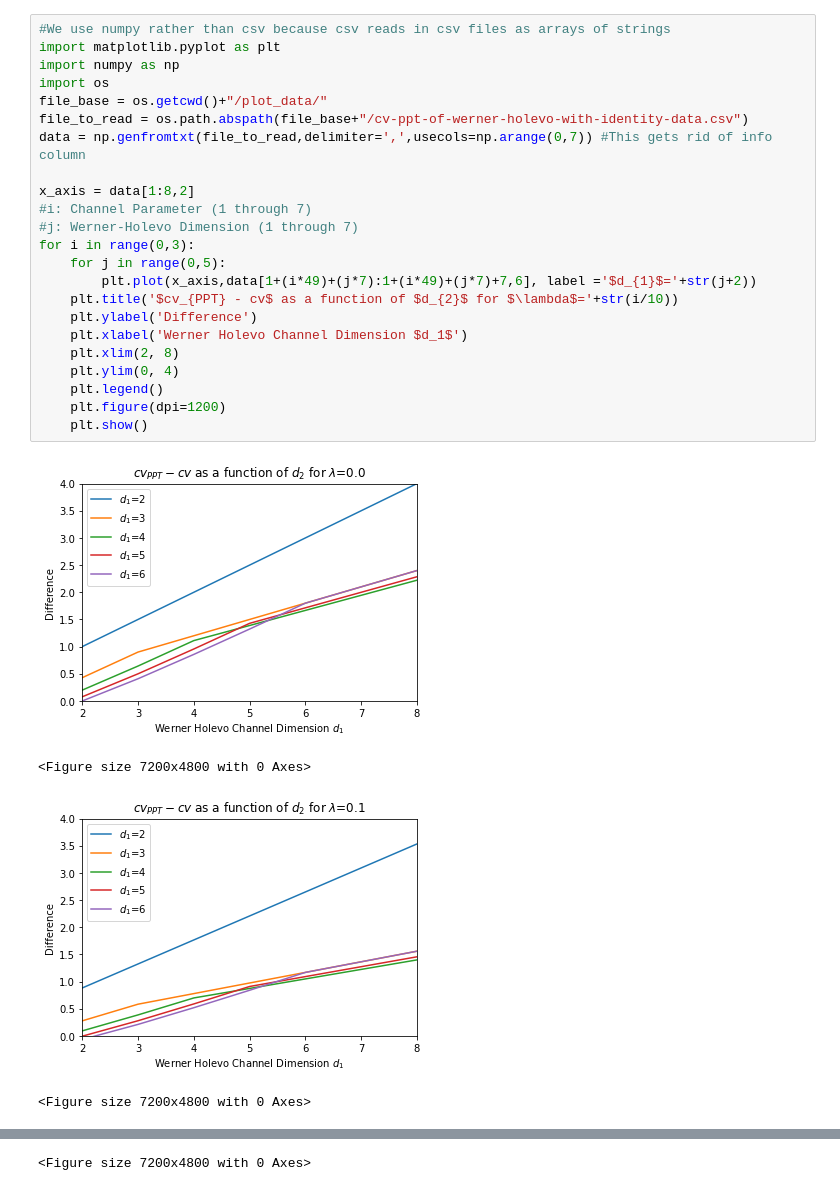
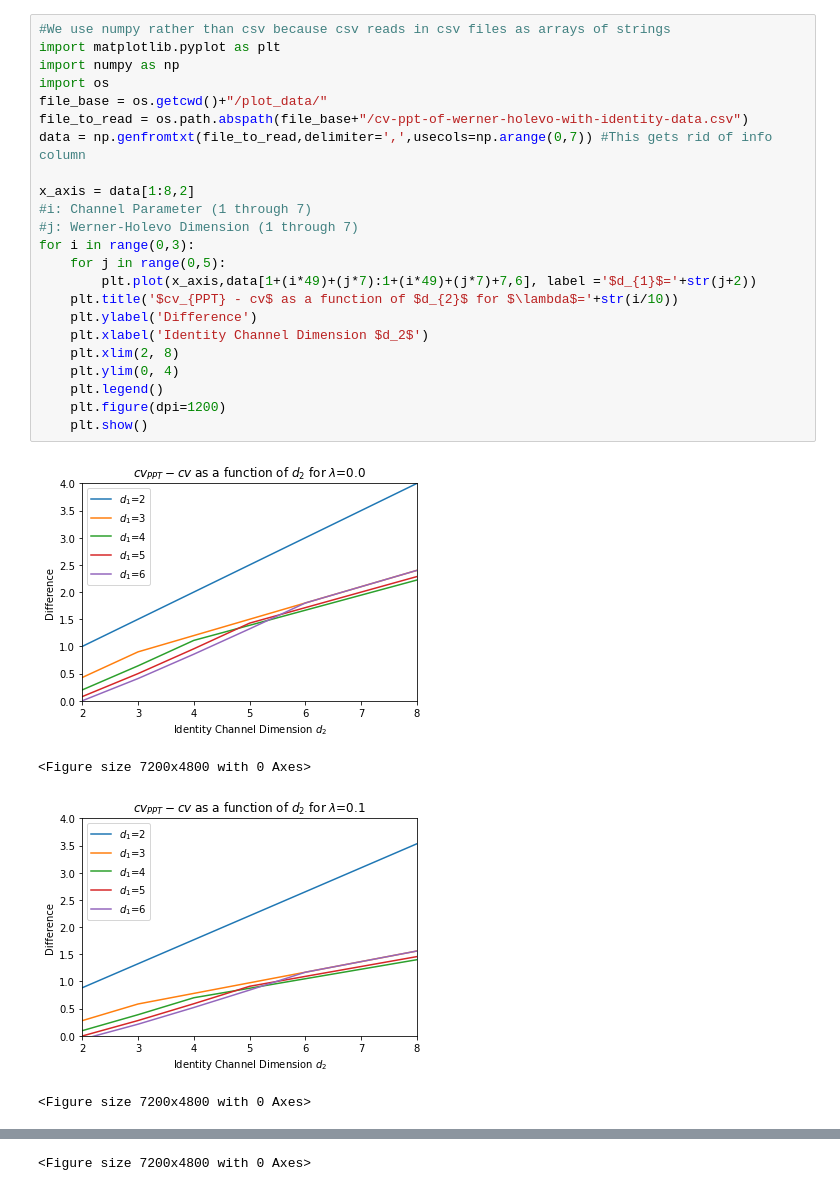
Before and after one commit to ChitambarLab/CVChannel.jl, a Jupyter notebook: notebook/cv_ppt_versus_cv_separation_werner_holevo_with_identity.ipynb, the cells around one changed output, grey strips where cells are left out. Saved outputs shown, nothing was run; the diff lists cells and outputs as text.

```diff
--- a/notebook/cv_ppt_versus_cv_separation_werner_holevo_with_identity.ipynb
+++ b/notebook/cv_ppt_versus_cv_separation_werner_holevo_with_identity.ipynb
@@ -9,28 +9,28 @@ All data is stored in `*/cv-channel/notebook/plot_data`.
 # %%
 #We use numpy rather than csv because csv reads in csv files as arrays of strings
 import matplotlib.pyplot as plt
 import numpy as np
 import os
 file_base = os.getcwd()+"/plot_data/"
 file_to_read = os.path.abspath(file_base+"/cv-ppt-of-werner-holevo-with-identity-data.csv")
 data = np.genfromtxt(file_to_read,delimiter=',',usecols=np.arange(0,7)) #This gets rid of info column
 
 x_axis = data[1:8,2]
 #i: Channel Parameter (1 through 7)
 #j: Werner-Holevo Dimension (1 through 7)
 for i in range(0,3):
     for j in range(0,5):
         plt.plot(x_axis,data[1+(i*49)+(j*7):1+(i*49)+(j*7)+7,6], label ='$d_{1}$='+str(j+2))
     plt.title('$cv_{PPT} - cv$ as a function of $d_{2}$ for $\lambda$='+str(i/10))
     plt.ylabel('Difference')
-    plt.xlabel('Werner Holevo Channel Dimension $d_1$')
+    plt.xlabel('Identity Channel Dimension $d_2$')
     plt.xlim(2, 8)
     plt.ylim(0, 4)
     plt.legend()
     plt.figure(dpi=1200)
     plt.show()
 # %% [output]
-[figure, old version]
+[figure, new version]
 <Figure size 7200x4800 with 0 Axes>
-[figure, old version]
+[figure, new version]
 <Figure size 7200x4800 with 0 Axes>
```
Also changed, not shown: parts of 2 cells of this notebook, 3 other files.
